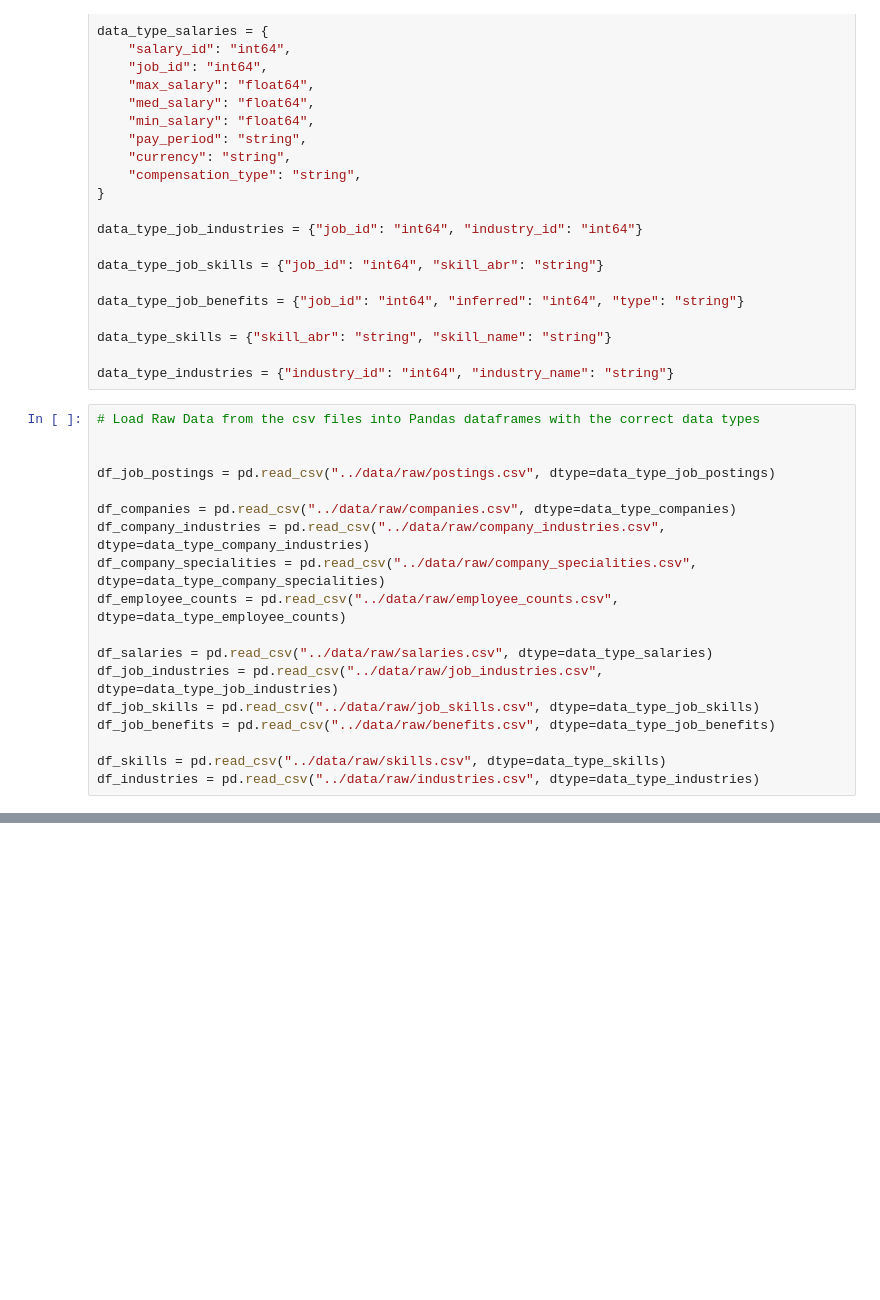
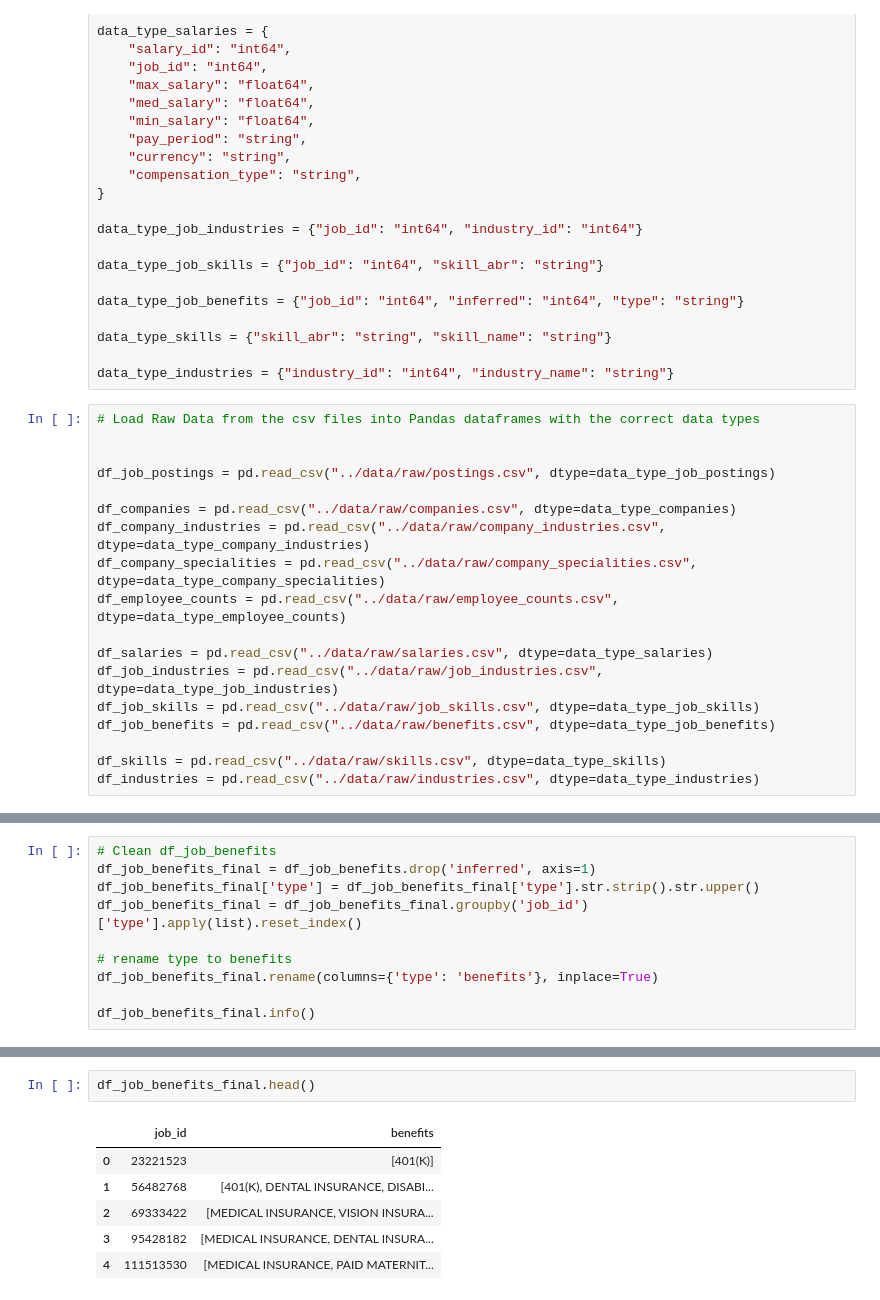
Before and after one commit to atharva-h-m/LinkedIn-Job-Postings, a Jupyter notebook: notebooks/01-data-collection.ipynb, the cells around one changed output, grey strips where cells are left out. Drawn from its saved outputs; the diff is of its cells as text; blank space fills up the shorter version.

```diff
--- a/notebooks/01-data-collection.ipynb
+++ b/notebooks/01-data-collection.ipynb
@@ -113,0 +551,10 @@ df_industries = pd.read_csv("../data/raw/industries.csv", dtype=data_type_indust
+# %%
+# Clean df_job_benefits
+df_job_benefits_final = df_job_benefits.drop('inferred', axis=1)
+df_job_benefits_final['type'] = df_job_benefits_final['type'].str.strip().str.upper()
+df_job_benefits_final = df_job_benefits_final.groupby('job_id')['type'].apply(list).reset_index()
+
+# rename type to benefits
+df_job_benefits_final.rename(columns={'type': 'benefits'}, inplace=True)
+
+df_job_benefits_final.info()
@@ -113,0 +571,9 @@ df_industries = pd.read_csv("../data/raw/industries.csv", dtype=data_type_indust
+# %%
+df_job_benefits_final.head()
+# %% [output]
+|  | job_id | benefits |
+| 0 | 23221523 | [401(K)] |
+| 1 | 56482768 | [401(K), DENTAL INSURANCE, DISABI... |
+| 2 | 69333422 | [MEDICAL INSURANCE, VISION INSURA... |
+| 3 | 95428182 | [MEDICAL INSURANCE, DENTAL INSURA... |
+| 4 | 111513530 | [MEDICAL INSURANCE, PAID MATERNIT... |
```
Also changed, not shown: parts of 32 cells of this notebook, 1 other file.
